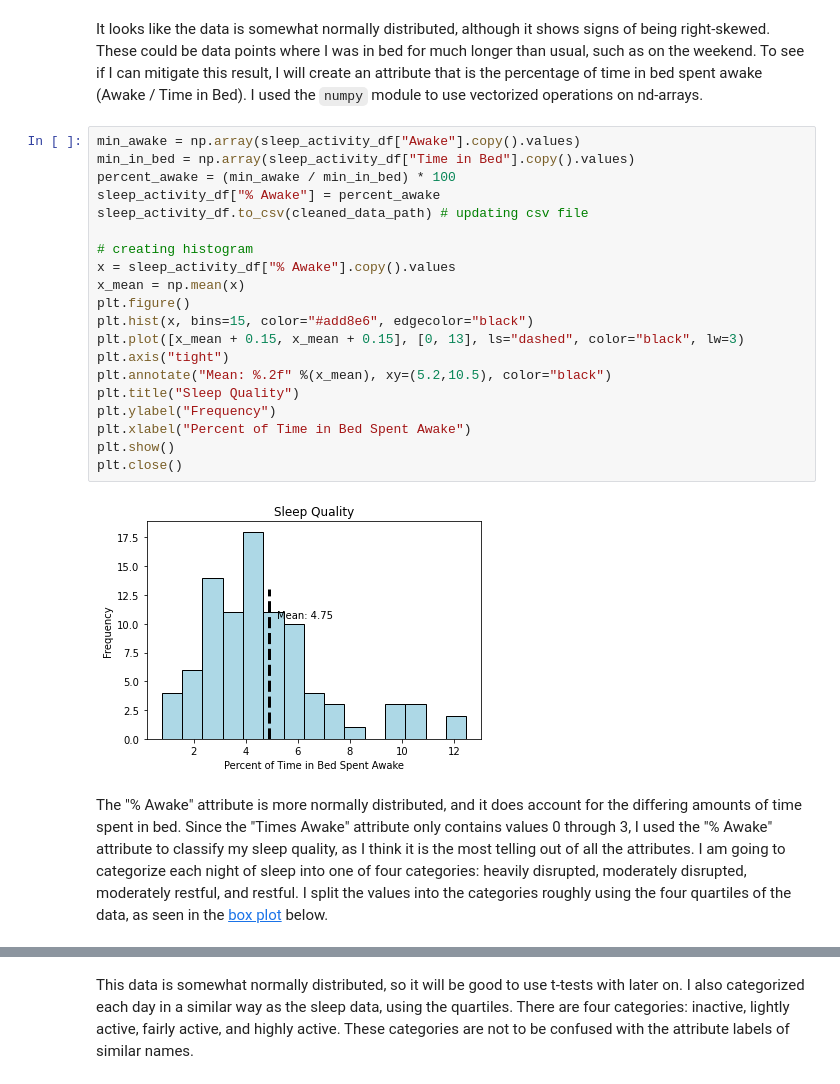
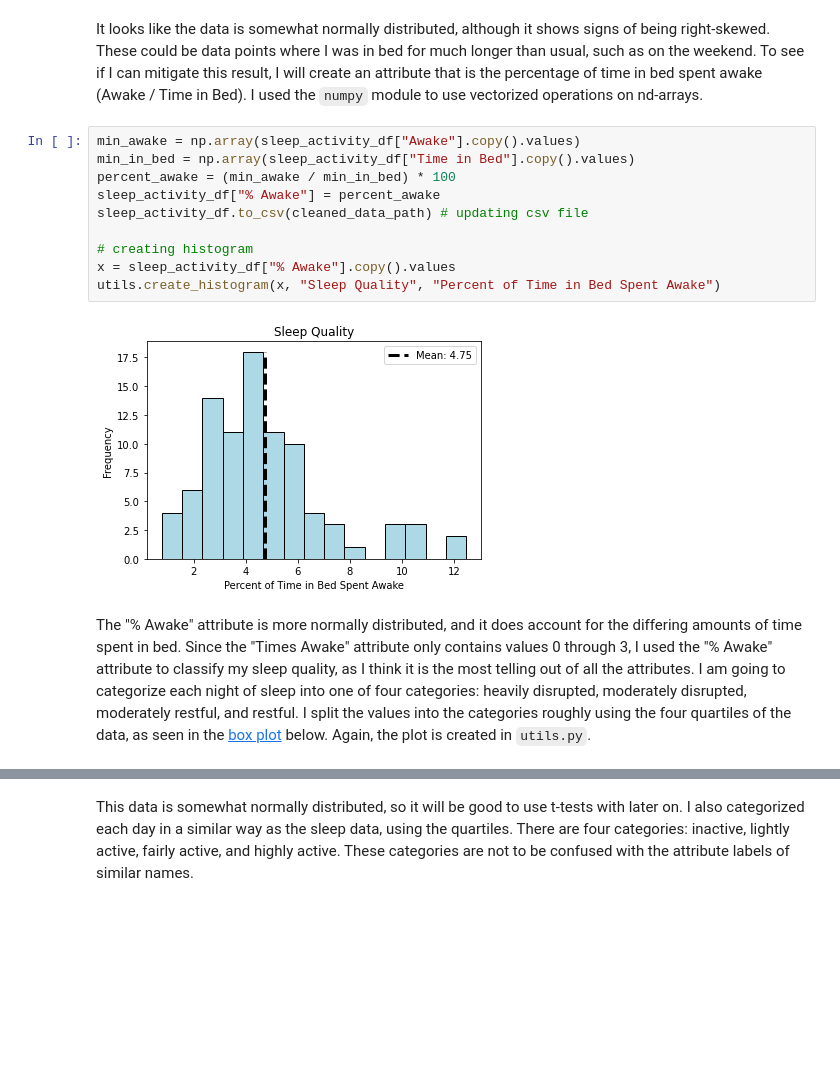
Before and after one commit to lmartin5/CPSC_222_Quantified_Self_Project, a Jupyter notebook: Technical_Report.ipynb, the cells around one changed output, grey strips where cells are left out. Saved outputs shown, nothing was run; the diff lists cells and outputs as text; blank space fills up the shorter version.

Commit message:
utils added

```diff
--- a/Technical_Report.ipynb
+++ b/Technical_Report.ipynb
@@ -232,24 +225,14 @@ It looks like the data is somewhat normally distributed, although it shows signs
 # %%
 min_awake = np.array(sleep_activity_df["Awake"].copy().values)
 min_in_bed = np.array(sleep_activity_df["Time in Bed"].copy().values)
 percent_awake = (min_awake / min_in_bed) * 100
 sleep_activity_df["% Awake"] = percent_awake
 sleep_activity_df.to_csv(cleaned_data_path) # updating csv file
 
 # creating histogram
 x = sleep_activity_df["% Awake"].copy().values
-x_mean = np.mean(x)
-plt.figure()
-plt.hist(x, bins=15, color="#add8e6", edgecolor="black")
-plt.plot([x_mean + 0.15, x_mean + 0.15], [0, 13], ls="dashed", color="black", lw=3)
-plt.axis("tight")
-plt.annotate("Mean: %.2f" %(x_mean), xy=(5.2,10.5), color="black")
-plt.title("Sleep Quality")
-plt.ylabel("Frequency")
-plt.xlabel("Percent of Time in Bed Spent Awake")
-plt.show()
-plt.close()
+utils.create_histogram(x, "Sleep Quality", "Percent of Time in Bed Spent Awake")
 # %% [output]
-[figure, old version]
+[figure, new version]
 # %% [markdown]
-The "% Awake" attribute is more normally distributed, and it does account for the differing amounts of time spent in bed. Since the "Times Awake" attribute only contains values 0 through 3, I used the "% Awake" attribute to classify my sleep quality, as I think it is the most telling out of all the attributes. I am going to categorize each night of sleep into one of four categories: heavily disrupted, moderately disrupted, moderately restful, and restful. I split the values into the categories roughly using the four quartiles of the data, as seen in the [box plot](https://matplotlib.org/3.3.3/api/_as_gen/matplotlib.pyplot.boxplot.html) below.
+The "% Awake" attribute is more normally distributed, and it does account for the differing amounts of time spent in bed. Since the "Times Awake" attribute only contains values 0 through 3, I used the "% Awake" attribute to classify my sleep quality, as I think it is the most telling out of all the attributes. I am going to categorize each night of sleep into one of four categories: heavily disrupted, moderately disrupted, moderately restful, and restful. I split the values into the categories roughly using the four quartiles of the data, as seen in the [box plot](https://matplotlib.org/3.3.3/api/_as_gen/matplotlib.pyplot.boxplot.html) below. Again, the plot is created in `utils.py`.
```
Also changed, not shown: parts of 14 cells of this notebook, 1 other file.
